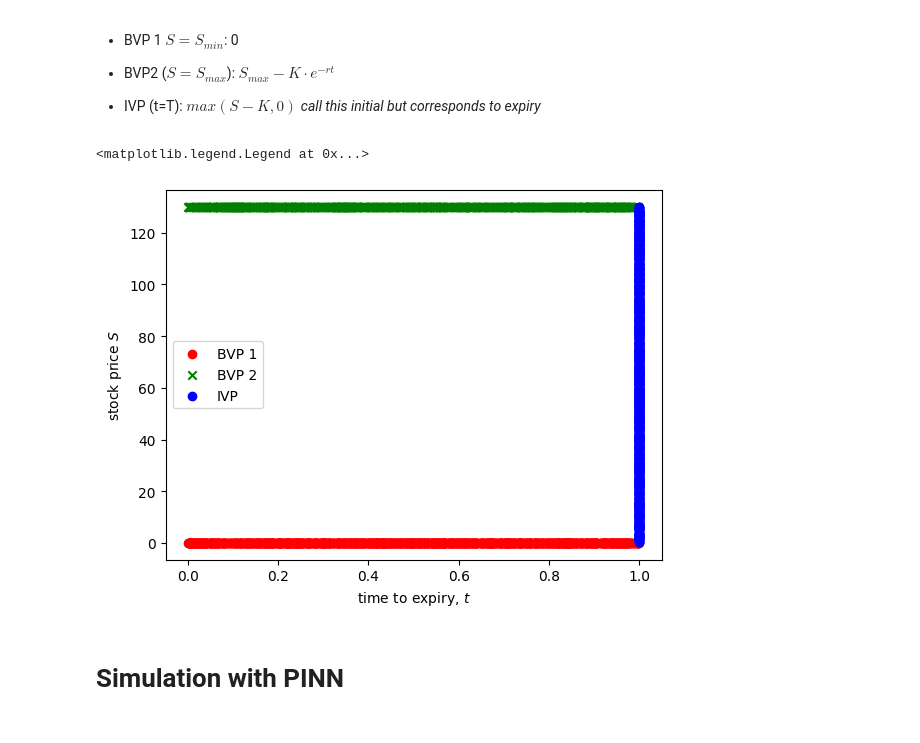
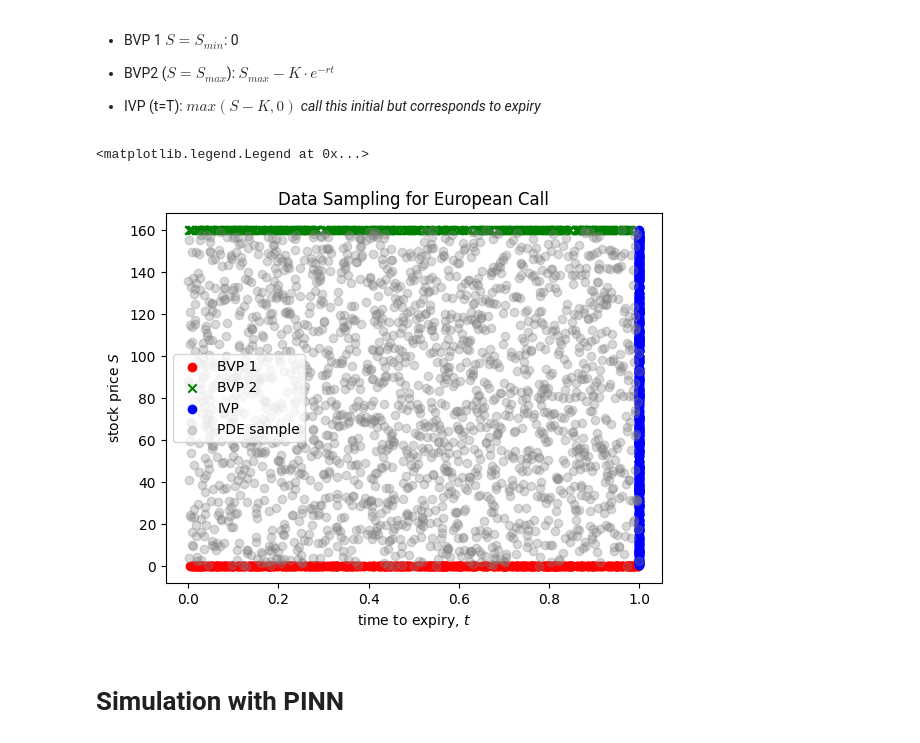
Before and after one commit to ashish1610dhiman/pinn_option_pricing, a Jupyter notebook: european_call_pricing_0_ad.ipynb, the cells around one changed output. Cells and saved outputs as stored; diff of their text form; code cells hidden in the pictures.

```diff
--- a/european_call_pricing_0_ad.ipynb
+++ b/european_call_pricing_0_ad.ipynb
@@ -64,9 +71,9 @@ tensor([0.], grad_fn=<SubBackward0>)
 # %%
 K = 40
 r = 0.05
-sigma = 0.25
+sigma = 0.15
 T = 1
-S_range = [0, 130]
+S_range = [0, 160]
 t_range = [0, T]
 gs = lambda x: np.fmax(x-K, 0)
 # %%
@@ -146,17 +111,20 @@ def get_bvp_data(n):
 
 * IVP (t=T): $max(S-K,0)$ *call this initial but corresponds to expiry*
 # %%
-bvp_x1,bvp_y1,bvp_x2,bvp_y2 = get_bvp_data(1000)
-ivp_x1,ivp_y1 = get_ivp_data(1000)
+bvp_x1,bvp_y1,bvp_x2,bvp_y2 = get_bvp_data(500)
+ivp_x1,ivp_y1 = get_ivp_data(500)
+diff_x1,diff_y1 = get_diff_data(2000)
 plt.scatter(bvp_x1[:,0],bvp_x1[:,1], label= "BVP 1", color = "red",marker="o")
 plt.scatter(bvp_x2[:,0],bvp_x2[:,1], label= "BVP 2", color = "green",marker="x")
 plt.scatter(ivp_x1[:,0],ivp_x1[:,1], label= "IVP", color = "blue")
+plt.scatter(diff_x1[:,0],diff_x1[:,1], label= "PDE sample", color = "grey", alpha = 0.3)
 plt.xlabel("time to expiry, $t$")
 plt.ylabel("stock price $S$")
+plt.title("Data Sampling for European Call")
 plt.legend()
 # %% [output]
 <matplotlib.legend.Legend at 0x...>
-[figure, old version]
+[figure, new version]
 # %% [markdown]
 # Simulation with PINN
 # %%
```
Also changed, not shown: parts of 22 cells of this notebook.
